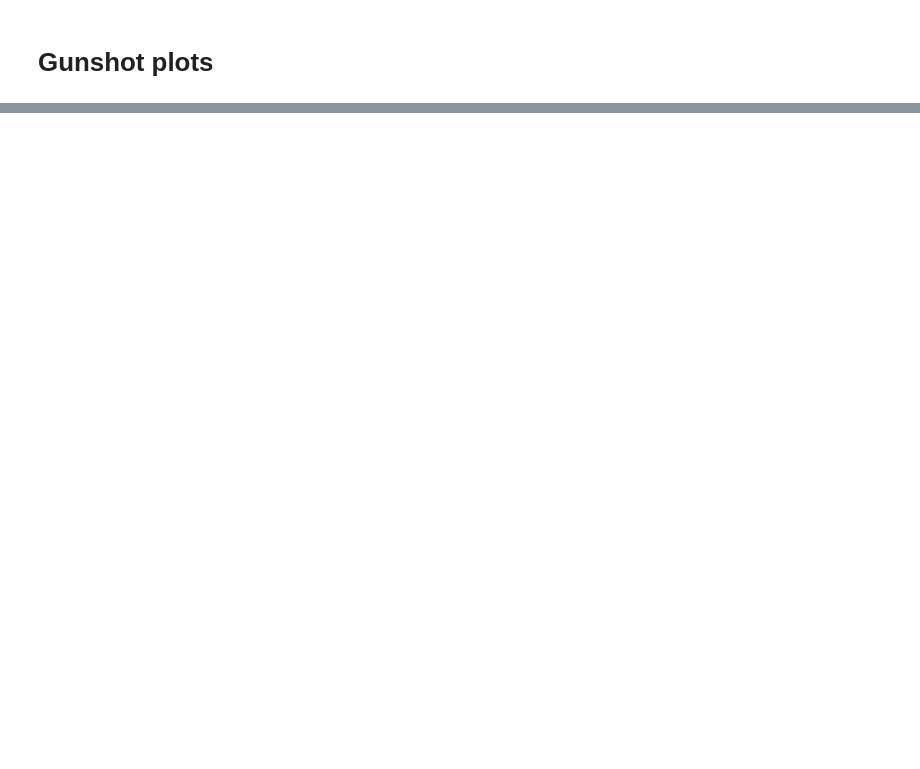
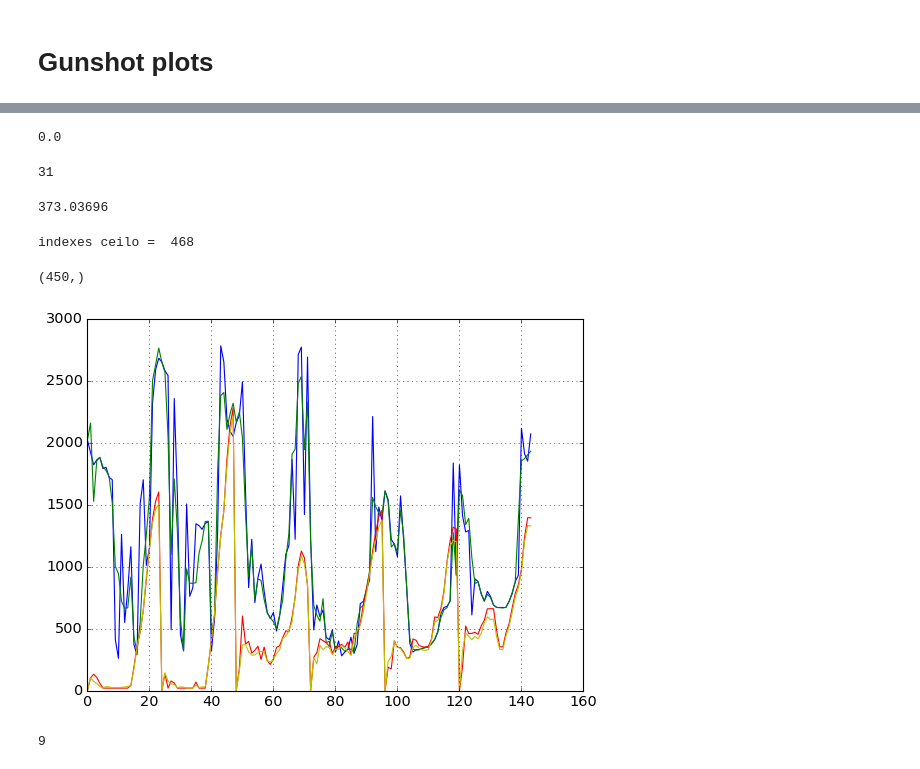
Before and after one commit to cpierard/capa_limite_WRF, a Jupyter notebook: Notebooks/graficas_apartir_promedios.ipynb, the cells around one changed output, grey strips where cells are left out. Saved outputs shown, nothing was run; the diff lists cells and outputs as text; code cells hidden in the pictures; blank space fills up the shorter version.

```diff
--- a/Notebooks/graficas_apartir_promedios.ipynb
+++ b/Notebooks/graficas_apartir_promedios.ipynb
@@ -300,0 +298,5 @@ def search_NaN(RAW):
+# %%
+nxx = search_hour_oclock(dt_ceilo, raw_ceilo);
+# %%
+for i in nxx:
+    print(dt_ceilo[i].hour)
@@ -300,0 +341,14 @@ def search_NaN(RAW):
+# %%
+hour = 0
+day = 30 -1
+dic_24['PBLH'][1,1, hour, day]
+# %% [output]
+0.0
+# %%
+dt_ceilo[3699].day
+# %% [output]
+31
+# %%
+dic_24['PBLH_avg'][0, 3, 5]
+# %% [output]
+373.03696
@@ -300,0 +398,22 @@ def search_NaN(RAW):
+# %%
+ceilo_month, ceilo_avg_month, pblh_month, pblh_avg_month, cm_month = ceilo_vs_wrf(dt_ceilo, raw_ceilo, dic_24['PBLH'], dic_24['PBLH_avg'])
+# %% [output]
+indexes ceilo =  468
+# %%
+cm_month.shape
+# %% [output]
+(450,)
+# %%
+dias = 144
+plt.figure(figsize=(8,6))
+plt.plot(ceilo_month[0:dias])
+plt.plot(ceilo_avg_month[0:dias], c='g')
+plt.plot(pblh_month[0:dias], c='r')
+plt.plot(pblh_avg_month[0:dias], c='y')
+plt.grid()
+# %% [output]
+[figure, added]
+# %%
+np.random.randint(6,12)
+# %% [output]
+9
```
Also changed, not shown: parts of 62 cells of this notebook, 11 other files.
